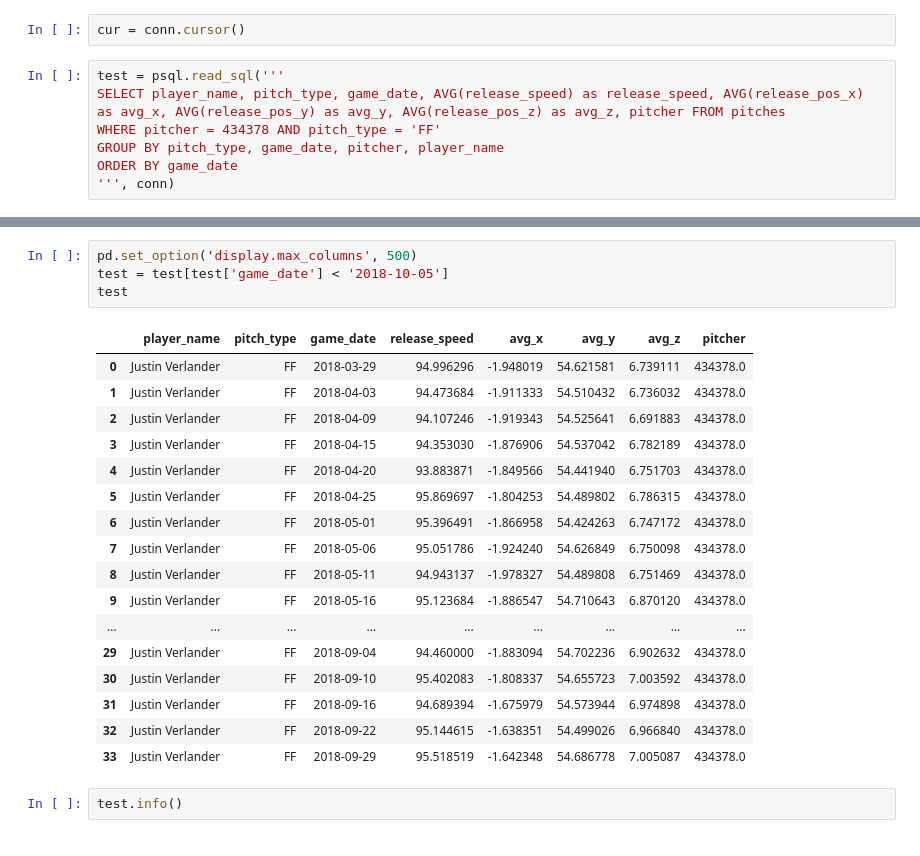
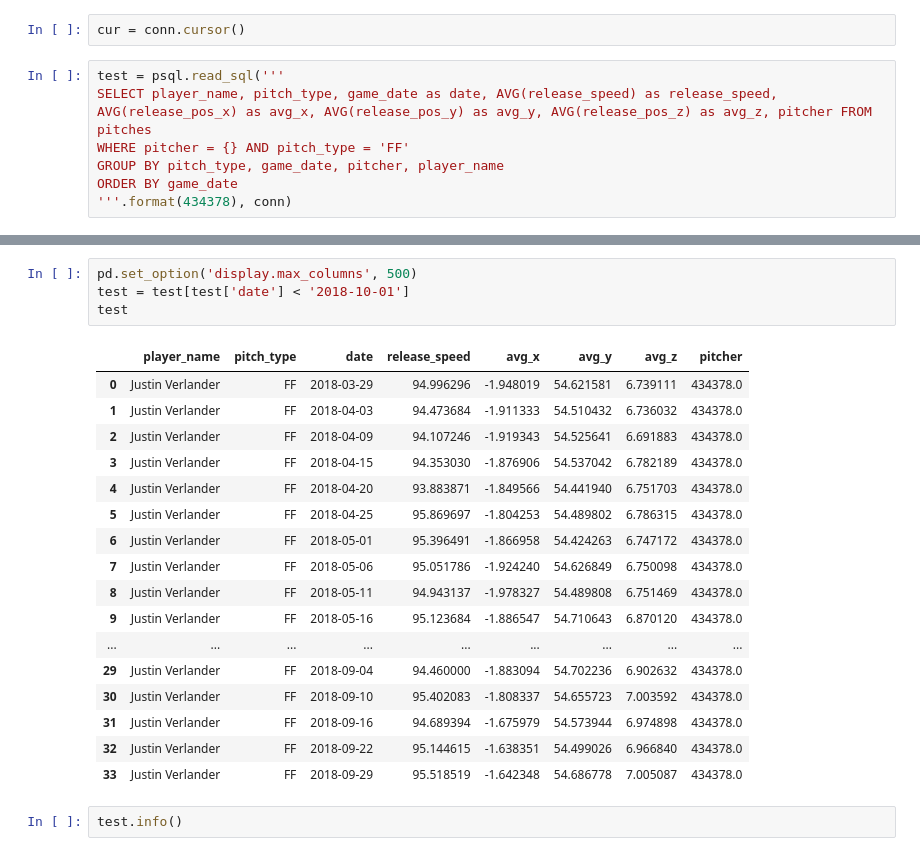
Before and after one commit to t-phill/mlb_injuries, a Jupyter notebook: notebooks/explore.ipynb, the cells around one changed output, grey strips where cells are left out. Drawn from its saved outputs; the diff is of its cells as text.

```diff
--- a/notebooks/explore.ipynb
+++ b/notebooks/explore.ipynb
@@ -14,8 +20,8 @@ conn = psycopg2.connect(dbname='pitches_2018', user='taylorphillips', host='loca
 cur = conn.cursor()
 # %%
 test = psql.read_sql('''
-SELECT player_name, pitch_type, game_date, AVG(release_speed) as release_speed, AVG(release_pos_x) as avg_x, AVG(release_pos_y) as avg_y, AVG(release_pos_z) as avg_z, pitcher FROM pitches
-WHERE pitcher = 434378 AND pitch_type = 'FF'
+SELECT player_name, pitch_type, game_date as date, AVG(release_speed) as release_speed, AVG(release_pos_x) as avg_x, AVG(release_pos_y) as avg_y, AVG(release_pos_z) as avg_z, pitcher FROM pitches
+WHERE pitcher = {} AND pitch_type = 'FF'
 GROUP BY pitch_type, game_date, pitcher, player_name
 ORDER BY game_date
-''', conn)
+'''.format(434378), conn)
@@ -29,9 +50,9 @@ Gathering player lookup table. This may take a moment.
 # %%
 pd.set_option('display.max_columns', 500)
-test = test[test['game_date'] < '2018-10-05']
+test = test[test['date'] < '2018-10-01']
 test
 # %% [output]
-|  | player_name | pitch_type | game_date | release_speed | avg_x | avg_y | avg_z | pitcher |
+|  | player_name | pitch_type | date | release_speed | avg_x | avg_y | avg_z | pitcher |
 | 0 | Justin Verlander | FF | 2018-03-29 | 94.996296 | -1.948019 | 54.621581 | 6.739111 | 434378.0 |
 | 1 | Justin Verlander | FF | 2018-04-03 | 94.473684 | -1.911333 | 54.510432 | 6.736032 | 434378.0 |
 | 2 | Justin Verlander | FF | 2018-04-09 | 94.107246 | -1.919343 | 54.525641 | 6.691883 | 434378.0 |
```
Also changed, not shown: parts of 9 cells of this notebook.
